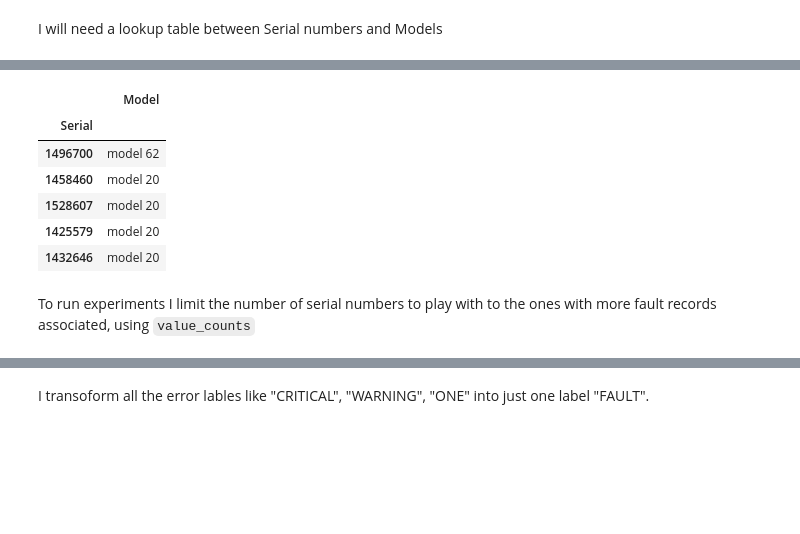
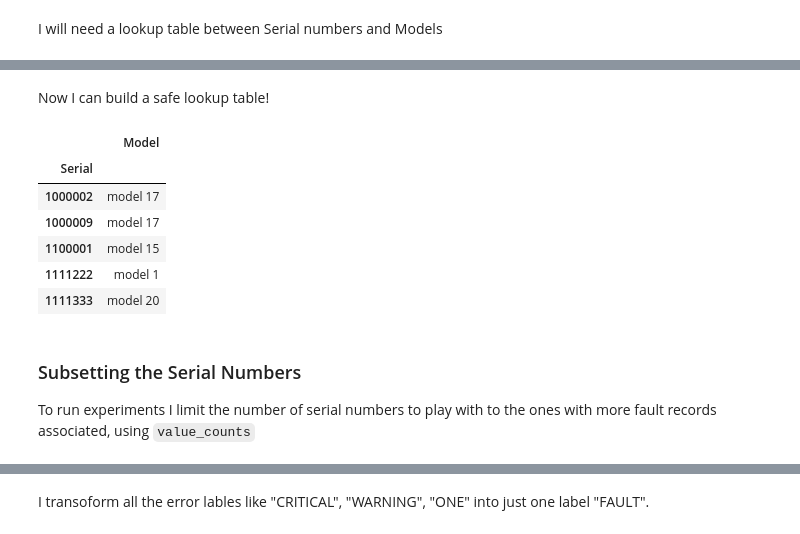
Before and after one commit to mallibus/Flairbit-Coffee-Machines-DataWranglin, a Jupyter notebook: Exploration.ipynb, the cells around one changed output, grey strips where cells are left out. Drawn from its saved outputs; the diff is of its cells as text; code cells hidden in the pictures; blank space fills up the shorter version.

```diff
--- a/Exploration.ipynb
+++ b/Exploration.ipynb
@@ -920,0 +948,5 @@ I will need a lookup table between Serial numbers and Models
+# %%
+# if-then on one column, see
+# http://pandas-docs.github.io/pandas-docs-travis/user_guide/cookbook.html
+df_faultsf.loc[df_faultsf['Serial']=='1587623','Model'] = 'model 11'
+df_countersf.loc[df_countersf['Serial']=='1587623','Model'] = 'model 11'
@@ -920,0 +990,5 @@ I will need a lookup table between Serial numbers and Models
+# %%
+# if-then on one column, see
+# http://pandas-docs.github.io/pandas-docs-travis/user_guide/cookbook.html
+df_faultsf.loc[df_faultsf['Serial']=='1536009','Model'] = 'model 63'
+df_countersf.loc[df_countersf['Serial']=='1536009','Model'] = 'model 63'
@@ -921,13 +1008,18 @@ I will need a lookup table between Serial numbers and Models
+# %% [markdown]
+Now I can build a safe lookup table!
 # %%
-sn_model_lookupf = df_faultsf.drop_duplicates(['Serial','Model'])[['Serial','Model']].set_index('Serial')
-sn_model_lookupf.head()
+sn_model_lookup =pd.concat([df_faultsf[['Serial','Model']],df_countersf[['Serial','Model']]]).drop_duplicates()\
+                            .set_index('Serial').sort_index()
+sn_model_lookup.head()
 # %% [output]
 |  | Model |
 | Serial |  |
-| 1496700 | model 62 |
-| 1458460 | model 20 |
-| 1528607 | model 20 |
-| 1425579 | model 20 |
-| 1432646 | model 20 |
+| 1000002 | model 17 |
+| 1000009 | model 17 |
+| 1100001 | model 15 |
+| 1111222 | model 1 |
+| 1111333 | model 20 |
 # %% [markdown]
+### Subsetting the Serial Numbers
+
 To run experiments I limit the number of serial numbers to play with to the ones with more fault records associated, using `value_counts`
```
Also changed, not shown: parts of 79 cells of this notebook, 8 other files.
